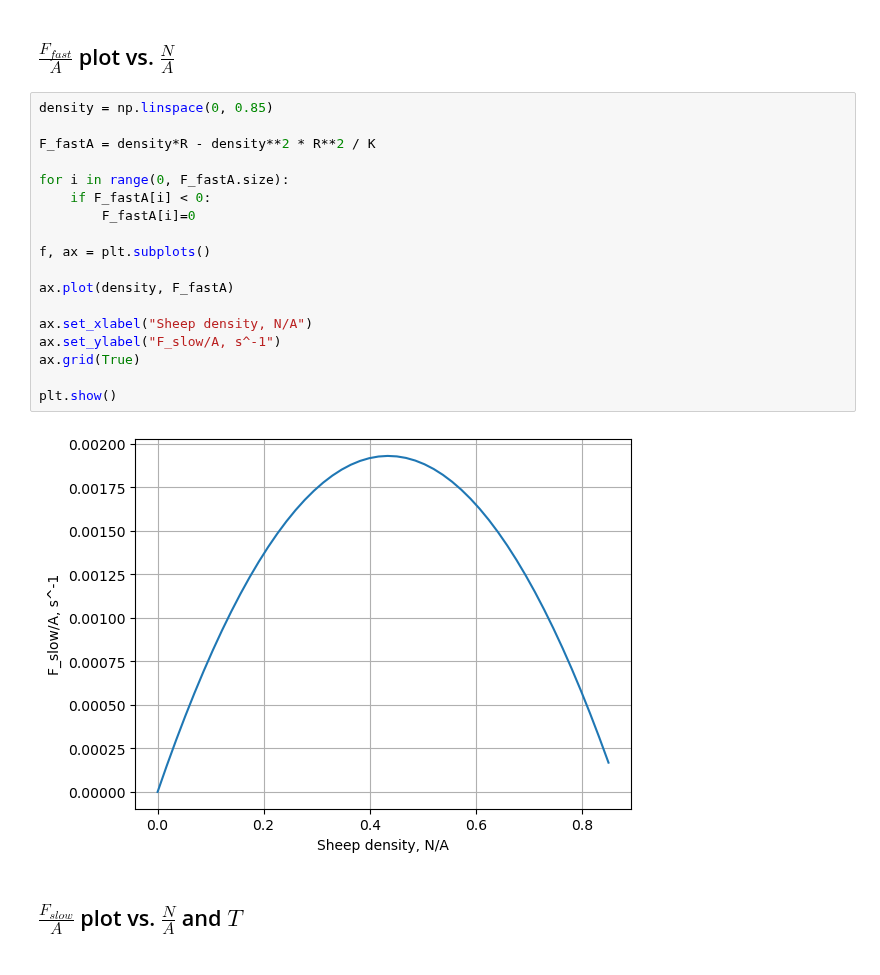
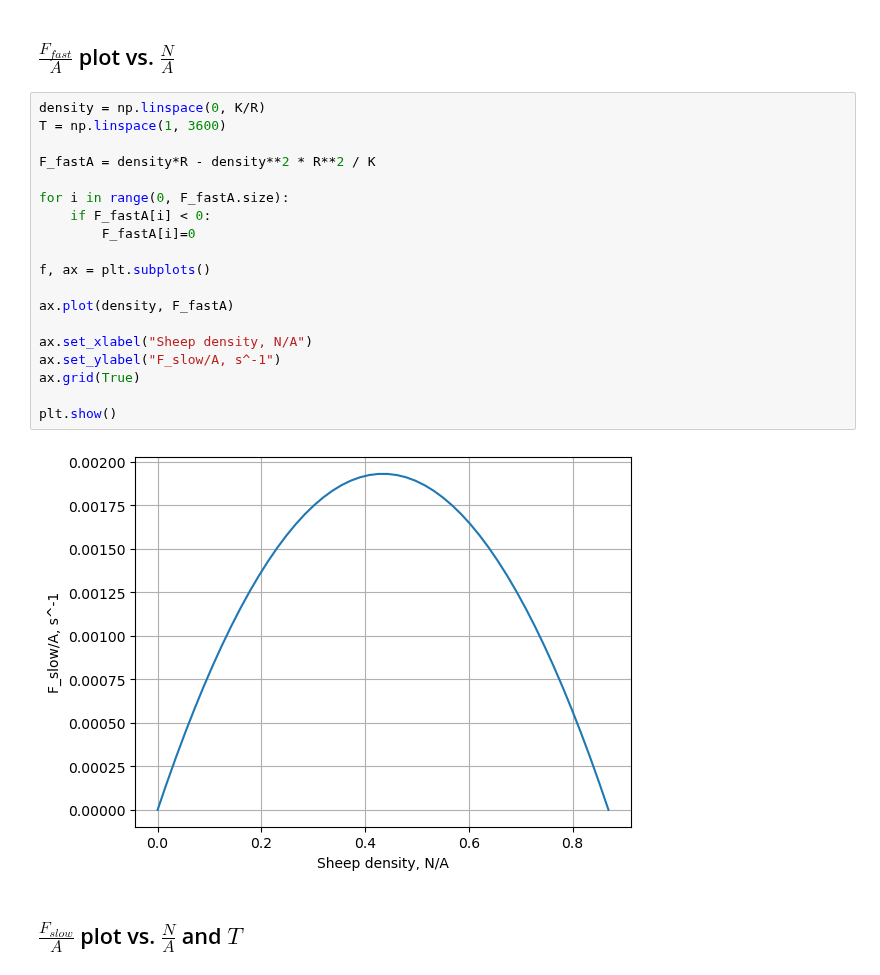
Before and after one commit to ELFREELAND/minecraft_sheep, a Jupyter notebook: deterministic_plots.ipynb, the cells around one changed output. Drawn from its saved outputs; the diff is of its cells as text.

```diff
--- a/deterministic_plots.ipynb
+++ b/deterministic_plots.ipynb
@@ -13,25 +13,26 @@ K = 0.00772
 # %% [markdown]
 ## $\frac{F_{fast}}{A}$ plot vs. $\frac{N}{A}$
 # %%
-density = np.linspace(0, 0.85)
+density = np.linspace(0, K/R)
+T = np.linspace(1, 3600)
 
 F_fastA = density*R - density**2 * R**2 / K
 
 for i in range(0, F_fastA.size):
     if F_fastA[i] < 0:
         F_fastA[i]=0
 
 f, ax = plt.subplots()
 
 ax.plot(density, F_fastA)
 
 ax.set_xlabel("Sheep density, N/A")
 ax.set_ylabel("F_slow/A, s^-1")
 ax.grid(True)
 
 plt.show()
 # %% [output]
-[figure, old version]
+[figure, new version]
 # %% [markdown]
 ## $\frac{F_{slow}}{A}$ plot vs. $\frac{N}{A}$ and $T$
 # %%
```
Also changed, not shown: parts of 7 cells of this notebook, 1 other file.
